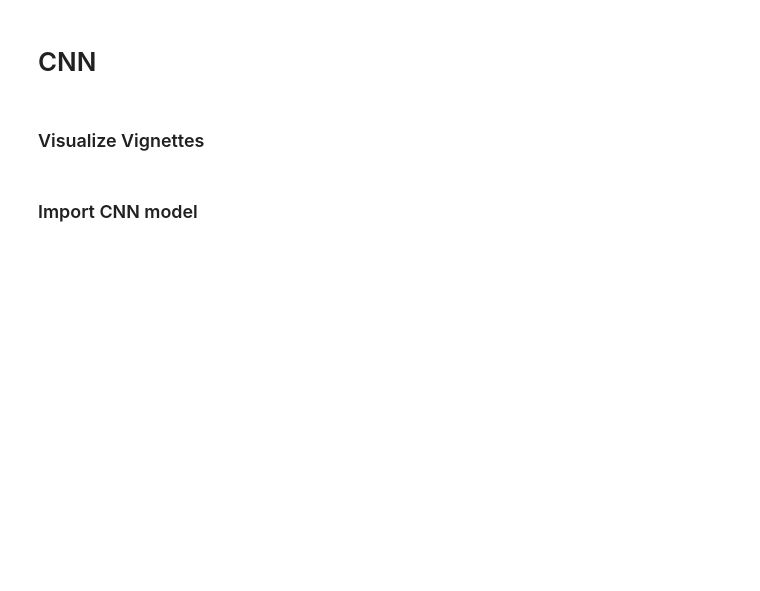
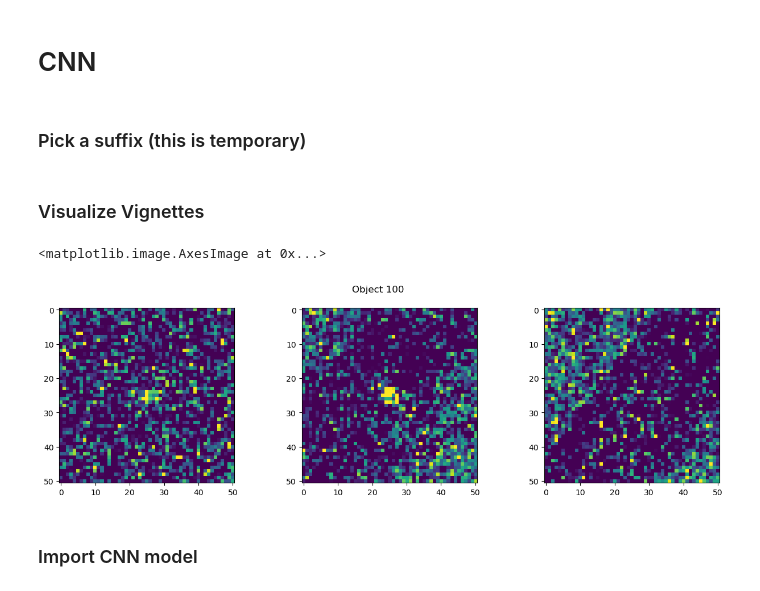
Before and after one commit to erichabjan/ml_redshifts, a Jupyter notebook: model_results.ipynb, the cells around one changed output. Cells and saved outputs as stored; diff of their text form; code cells hidden in the pictures; blank space fills up the shorter version.

```diff
--- a/model_results.ipynb
+++ b/model_results.ipynb
@@ -37,12 +49,12 @@ data_3827 = Table(hdul_3827[1].data)
 
 data = vstack([data_2384a, data_2384b, data_3667, data_3571, data_3827])
 
-
-data_z = data[~np.isnan(np.array(data['redshift']))]
+redshift_col = 'Z_best'
+data_z = data[~np.isnan(np.array(data[redshift_col])) & (np.array(data[redshift_col]) > 0)]
 x_cols = ['m_b', 'm_g', 'm_u', 'R_b', 'R_g',  'R_u']
 
 x = np.array([data_z[x_cols[i]] for i in range(len(x_cols))]).T
-y = np.array([data_z['redshift']]).T
+y = np.array([data_z[redshift_col]]).T
 # %% [markdown]
 ### Import model
 # %%
@@ -76,24 +94,33 @@ plt.legend()
 # %% [markdown]
 # CNN
+# %% [markdown]
+### Pick a suffix (this is temporary)
+# %%
+suffix = '_im'
 # %% [markdown]
 ### Visualize Vignettes
 # %%
 fig, axs = plt.subplots(1, 3, figsize=(16, 4), gridspec_kw={'wspace': 0.1})
 
-obj = 3
+obj = 100
 
 upp = 0.99
 low = 0.5
 
+fig.suptitle(f'Object {obj}')
+
 # Plot into each subplot
-axs[0].imshow(data_z['VIGNET_u'][obj], vmin=np.nanquantile(data_z['VIGNET_u'][obj], low),
-vmax=np.nanquantile(data_z['VIGNET_u'][obj], upp))
+axs[0].imshow(data_z['VIGNET_u' + suffix][obj], vmin=np.nanquantile(data_z['VIGNET_u' + suffix][obj], low),
+vmax=np.nanquantile(data_z['VIGNET_u' + suffix][obj], upp))
 
-axs[1].imshow(data_z['VIGNET_b'][obj], vmin=np.nanquantile(data_z['VIGNET_b'][obj], low),
-vmax=np.nanquantile(data_z['VIGNET_b'][obj], upp))
+axs[1].imshow(data_z['VIGNET_b' + suffix][obj], vmin=np.nanquantile(data_z['VIGNET_b' + suffix][obj], low),
+vmax=np.nanquantile(data_z['VIGNET_b' + suffix][obj], upp))
 
-axs[2].imshow(data_z['VIGNET_g'][obj], vmin=np.nanquantile(data_z['VIGNET_g'][obj], low),
-vmax=np.nanquantile(data_z['VIGNET_g'][obj], upp))
+axs[2].imshow(data_z['VIGNET_g' + suffix][obj], vmin=np.nanquantile(data_z['VIGNET_g' + suffix][obj], low),
+vmax=np.nanquantile(data_z['VIGNET_g' + suffix][obj], upp))
+# %% [output]
+<matplotlib.image.AxesImage at 0x...>
+[figure, added]
 # %% [markdown]
 ### Import CNN model
 # %%
```
Also changed, not shown: parts of 21 cells of this notebook, 11 other files.
